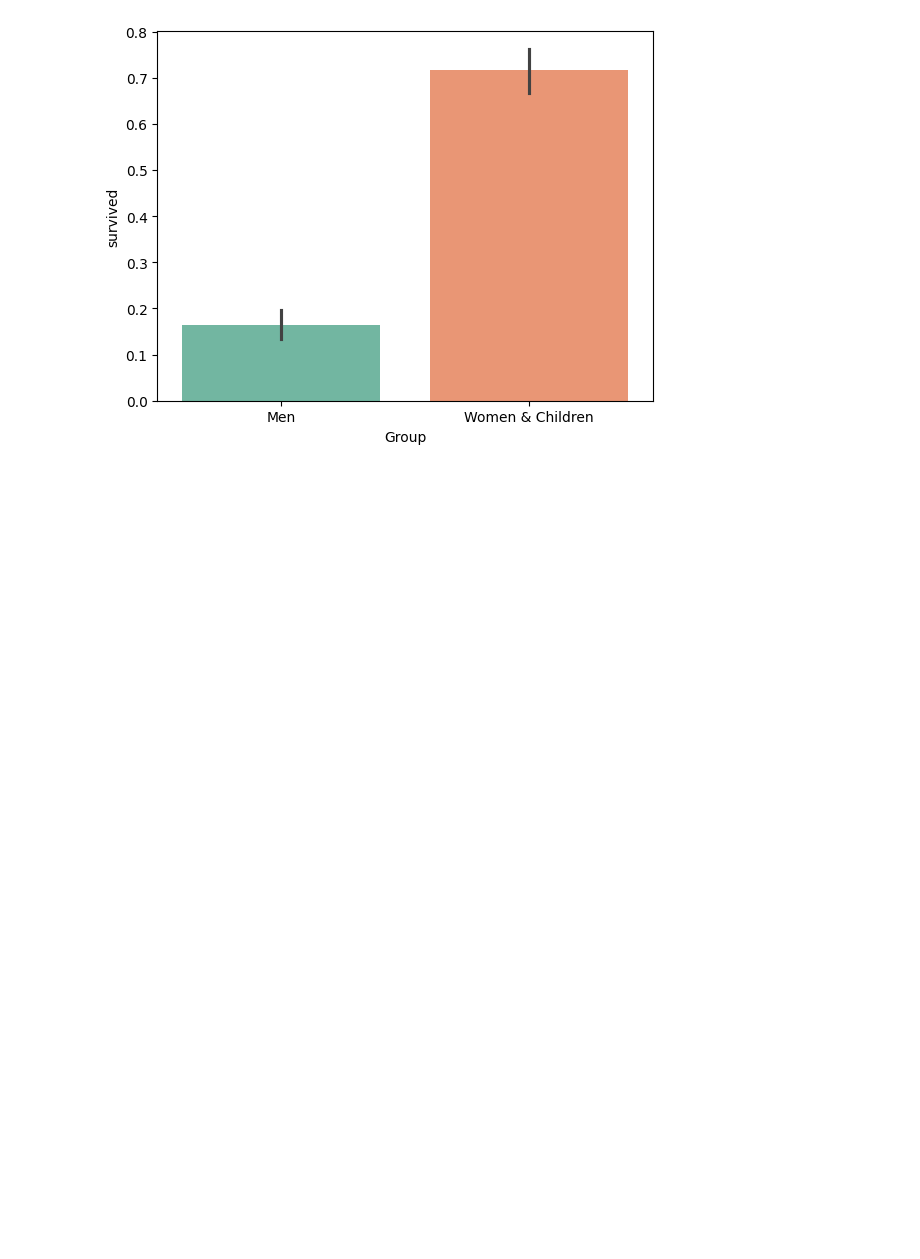
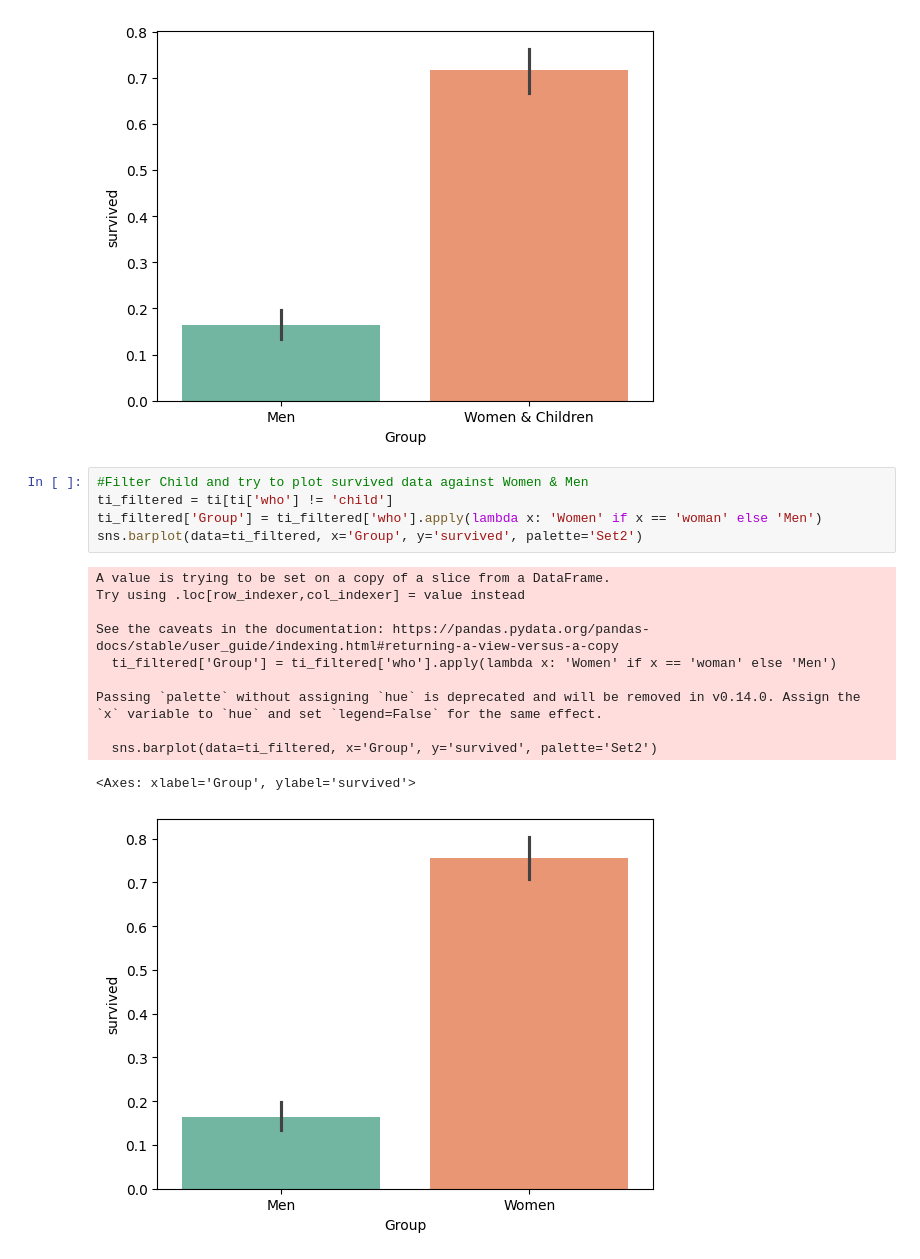
Before and after one commit to ReenuPEldhose/OpenAITraining, a Jupyter notebook: Sep24_002_EDA_Visuals.ipynb, the cells around one changed output. Drawn from its saved outputs; the diff is of its cells as text; blank space fills up the shorter version.

```diff
--- a/Sep24_002_EDA_Visuals.ipynb
+++ b/Sep24_002_EDA_Visuals.ipynb
@@ -351,3 +351,20 @@ Passing `palette` without assigning `hue` is deprecated and will be removed in v
   sns.barplot(data=ti, x='Group', y='survived', palette='Set2')
 <Axes: xlabel='Group', ylabel='survived'>
 [figure]
+# %%
+#Filter Child and try to plot survived data against Women & Men
+ti_filtered = ti[ti['who'] != 'child']
+ti_filtered['Group'] = ti_filtered['who'].apply(lambda x: 'Women' if x == 'woman' else 'Men')
+sns.barplot(data=ti_filtered, x='Group', y='survived', palette='Set2')
+# %% [output]
+A value is trying to be set on a copy of a slice from a DataFrame.
+Try using .loc[row_indexer,col_indexer] = value instead
+
+See the caveats in the documentation: https://pandas.pydata.org/pandas-docs/stable/user_guide/indexing.html#returning-a-view-versus-a-copy
+  ti_filtered['Group'] = ti_filtered['who'].apply(lambda x: 'Women' if x == 'woman' else 'Men')
+
+Passing `palette` without assigning `hue` is deprecated and will be removed in v0.14.0. Assign the `x` variable to `hue` and set `legend=False` for the same effect.
+
+  sns.barplot(data=ti_filtered, x='Group', y='survived', palette='Set2')
+<Axes: xlabel='Group', ylabel='survived'>
+[figure, added]
```
